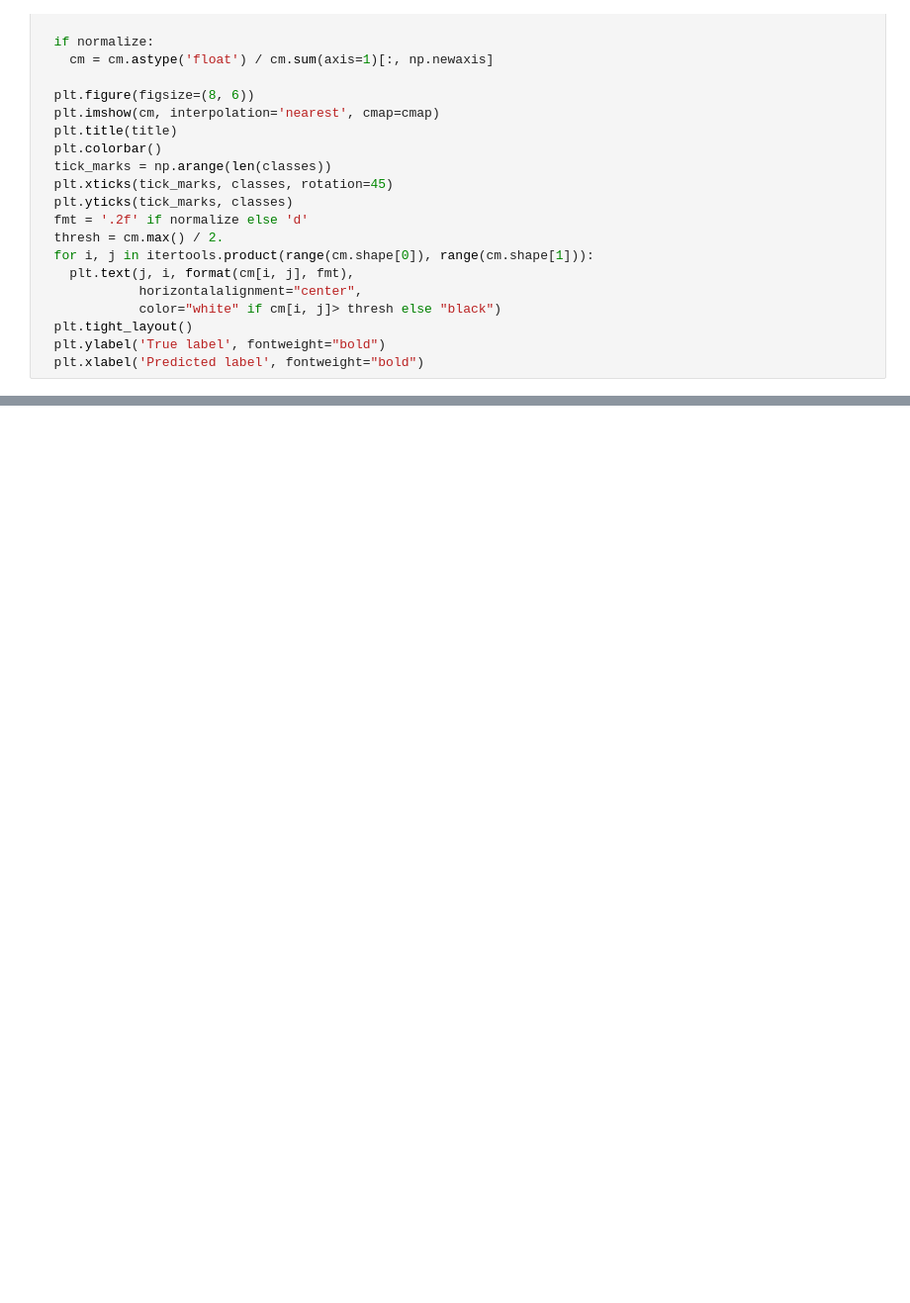
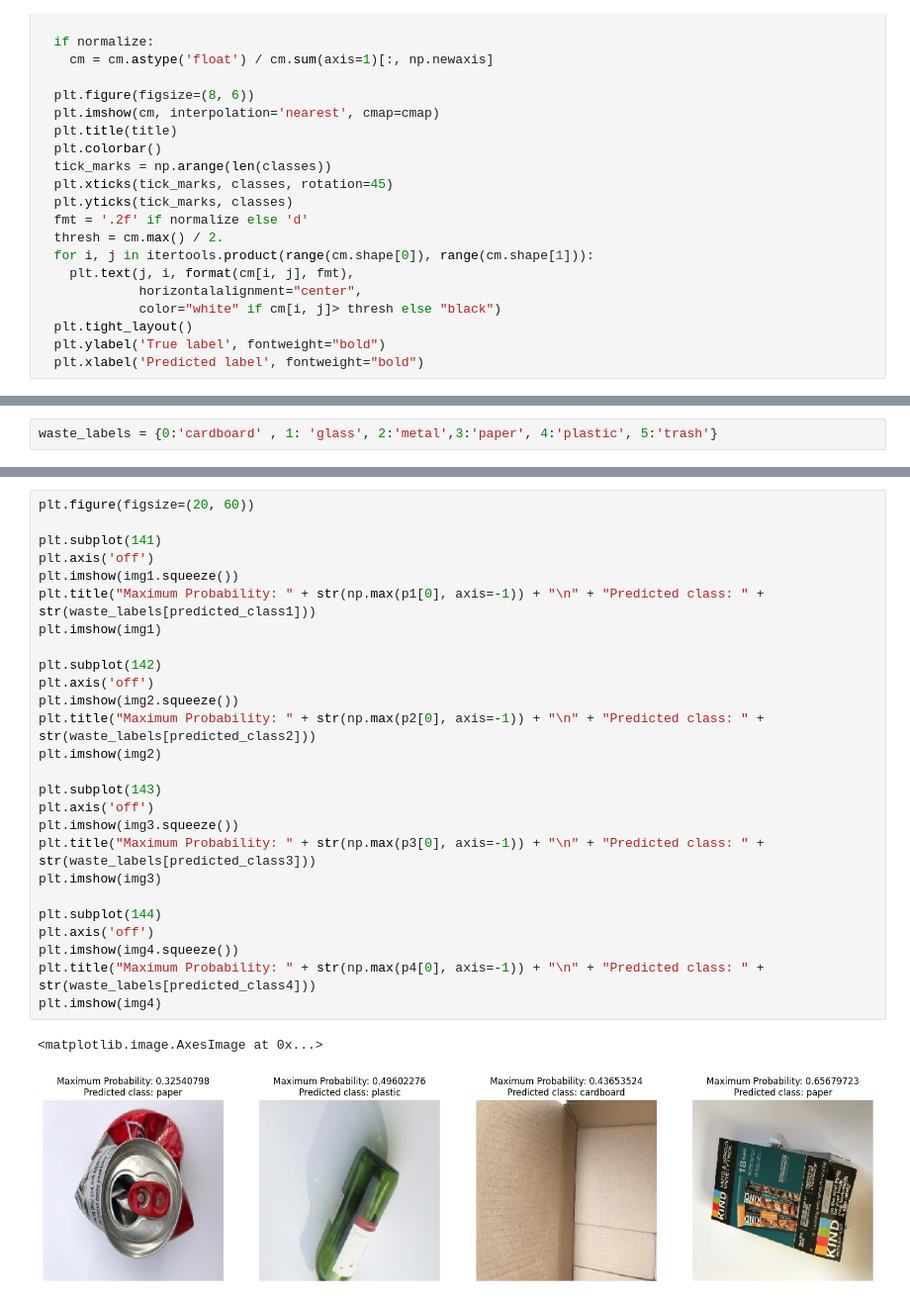
Before and after one commit to HakanBayazitHabes/example_CNN_AI, a Jupyter notebook: CNN.ipynb, the cells around one changed output, grey strips where cells are left out. Shown at 99% size. Cells and saved outputs as stored; diff of their text form; blank space fills up the shorter version.

```diff
--- a/CNN.ipynb
+++ b/CNN.ipynb
@@ -491,0 +482,2 @@ plot_confusion_matrix(cm, waste_labels.keys(),
+# %%
+waste_labels = {0:'cardboard' , 1: 'glass', 2:'metal',3:'paper', 4:'plastic', 5:'trash'}
@@ -491,0 +521,29 @@ plot_confusion_matrix(cm, waste_labels.keys(),
+# %%
+plt.figure(figsize=(20, 60))
+
+plt.subplot(141)
+plt.axis('off')
+plt.imshow(img1.squeeze())
+plt.title("Maximum Probability: " + str(np.max(p1[0], axis=-1)) + "\n" + "Predicted class: " + str(waste_labels[predicted_class1]))
+plt.imshow(img1)
+
+plt.subplot(142)
+plt.axis('off')
+plt.imshow(img2.squeeze())
+plt.title("Maximum Probability: " + str(np.max(p2[0], axis=-1)) + "\n" + "Predicted class: " + str(waste_labels[predicted_class2]))
+plt.imshow(img2)
+
+plt.subplot(143)
+plt.axis('off')
+plt.imshow(img3.squeeze())
+plt.title("Maximum Probability: " + str(np.max(p3[0], axis=-1)) + "\n" + "Predicted class: " + str(waste_labels[predicted_class3]))
+plt.imshow(img3)
+
+plt.subplot(144)
+plt.axis('off')
+plt.imshow(img4.squeeze())
+plt.title("Maximum Probability: " + str(np.max(p4[0], axis=-1)) + "\n" + "Predicted class: " + str(waste_labels[predicted_class4]))
+plt.imshow(img4)
+# %% [output]
+<matplotlib.image.AxesImage at 0x...>
+[figure, added]
```
Also changed, not shown: parts of 9 cells of this notebook.
